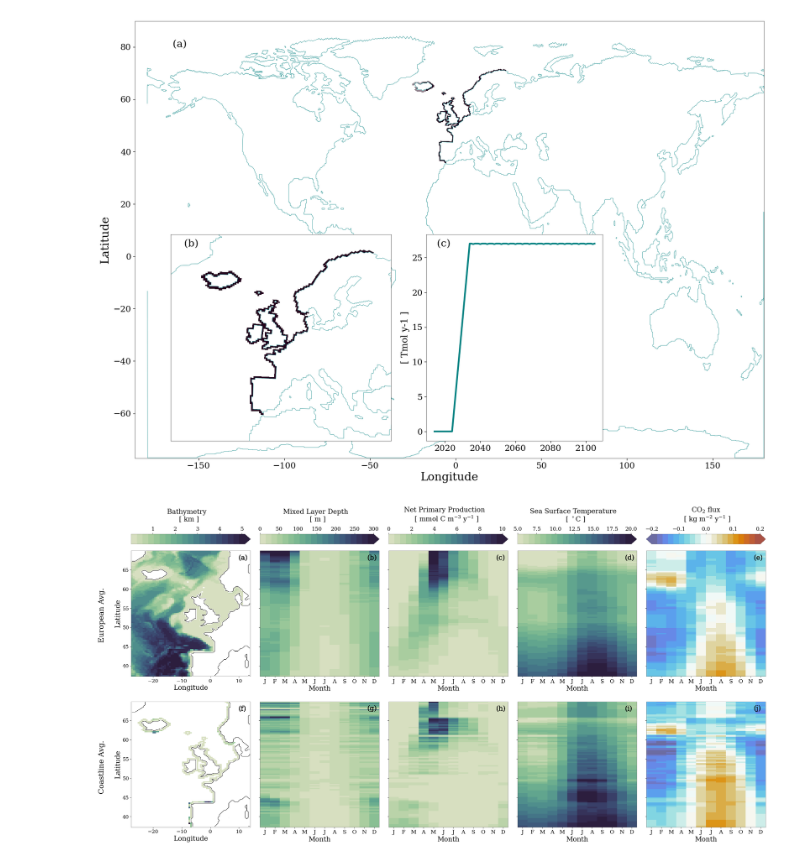
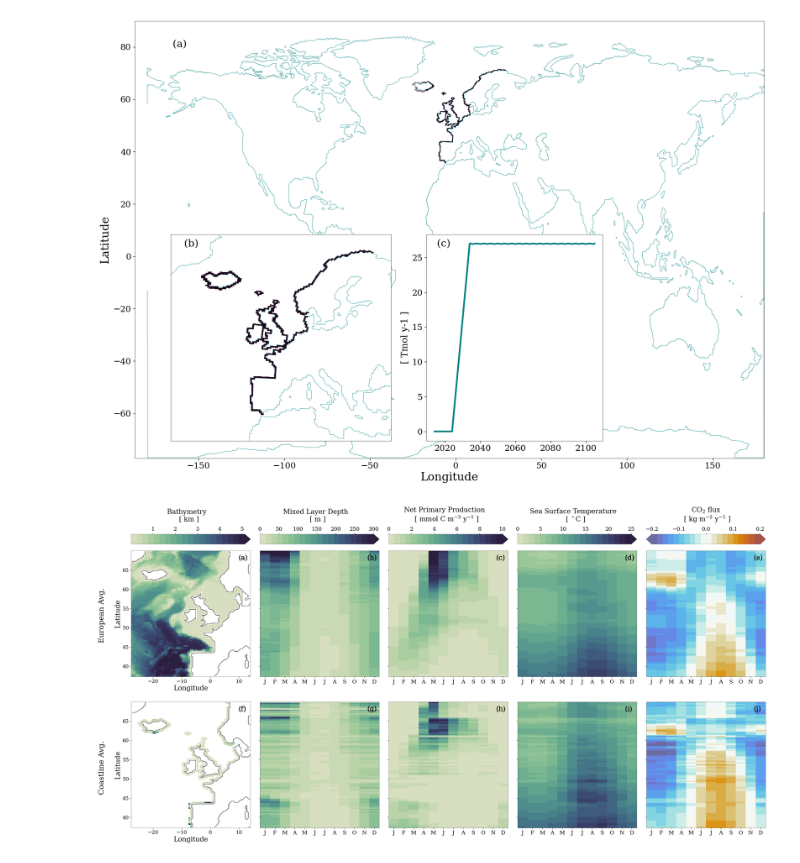
Before and after one commit to chiaraciscato/2026_ciscato_oae_seasonality, a Jupyter notebook: scripts/oae_addition_map.ipynb, the cells around one changed output. Drawn from its saved outputs; the diff is of its cells as text; code cells hidden in the pictures.

```diff
--- a/scripts/oae_addition_map.ipynb
+++ b/scripts/oae_addition_map.ipynb
@@ -4,7 +4,7 @@
 vars = {
     'mld':     {'var_name': 'somxl010'                           , 'vmin':0,'vmax':300,    'unit_chg': 'm', 'long': 'Mixed Layer Depth'},
     'npp':     {'var_name': 'bgc_diag_pp', 'conv_term':'31536000', 'vmin':0,'vmax':10,     'unit_chg': r'mmol C $\mathregular{m^{-3} \ y^{-1}}$', 'long':'Net Primary Production'},
-    'sst':     {'var_name': 'sosstsst'                           , 'vmin':5,'vmax':20,     'unit_chg': r'$^\circ$C', 'long': 'Sea Surface Temperature'},
+    'sst':     {'var_name': 'sosstsst'                           , 'vmin':0,'vmax':25,     'unit_chg': r'$^\circ$C', 'long': 'Sea Surface Temperature'},
     'co2flux': {'var_name': 'co2flux', 'conv_term':'31536000',     'vmin':-0.2,'vmax':0.2, 'unit_chg': r'kg $\mathregular{m^{-2} \ y^{-1}}$', 'long':'$\mathregular{CO_{2}}$ flux'},
 }
 # %%
@@ -49,7 +49,7 @@ def monthly_means(data, var):
     attrs = data[var].attrs
     data = data.sel(time_counter=slice('2090','2100'))
     data = seasonal_avg(data, var)
-    data[var] = data[var].transpose('y','month')
+    data[var] = data[var].T
 
     data[var].attrs = attrs
 
@@ -205,25 +205,27 @@ for j, (var_key, keys) in enumerate(vars.items()):
     vmin, vmax = keys['vmin'], keys['vmax']
 
     alk_mask = xr.open_dataset(data_path + '../alk_mask/alkalinity_mask_y2035.nc')['alk_flux']
+    mesh_mask = xr.open_dataset(data_path+'mesh_mask.nc').isel(z=0,t=0)
+
     dic = xr.open_dataset(data_path + f'/dic_baseline_126.nc')
     dic_original = dic.isel(deptht=0,time_counter=0)
     lat_dic, lon_dic = dic['nav_lat'].mean('x'), dic['nav_lon'].mean('y')
     dic = dic.assign_coords(y=lat_dic, x=lon_dic)
 
     polygon_boundaries = polygon(mesh_mask)
-    mesh_mask = mesh_mask['tmask'] * polygon_boundaries
+    mesh = mesh_mask['tmask'] * polygon_boundaries
 
     if var in ['sosstsst','bgc_diag_pp']:
-        grid_cell_area = grid_cell_area.sel(x=slice(519, 595), y=slice(329, 435))
-        mesh_mask = mesh_mask.sel(x=slice(519, 595), y=slice(329, 435))
+        grid_cell_sliced = grid_cell_ocean.sel(x=slice(519, 595), y=slice(329, 435))
+        mesh = mesh.sel(x=slice(519, 595), y=slice(329, 435))
         alk_mask = alk_mask.sel(x=slice(519, 595), y=slice(329, 435))
 
     else:
-        grid_cell_area = grid_cell_area.sel(x=slice(520, 595), y=slice(330, 435))
-        mesh_mask = mesh_mask.sel(x=slice(520, 595), y=slice(330, 435))
+        grid_cell_sliced = grid_cell_ocean.sel(x=slice(520, 595), y=slice(330, 435))
+        mesh = mesh.sel(x=slice(520, 595), y=slice(330, 435))
         alk_mask = alk_mask.sel(x=slice(520, 595), y=slice(330, 435))
 
-        mask_map = depth_mask(dic, 'DIC', 'deptht', mesh_mask)
+        mask_map = depth_mask(dic, 'DIC', 'deptht', mesh)
         alk_map = depth_mask(dic, 'DIC', 'deptht', alk_mask)
 
     ds_in = xr.open_dataset(data_path + f'/{var_key}_baseline_126.nc')
@@ -235,7 +237,7 @@ for j, (var_key, keys) in enumerate(vars.items()):
 
     ds_in[var] = ds_in[var] * conv_term
 
-    for i, (mask, map) in enumerate(zip([mesh_mask, alk_mask],[mask_map,alk_map])):
+    for i, (mask, map) in enumerate(zip([mesh, alk_mask],[mask_map,alk_map])):
 
         for ax, letter in zip(axes.flat, string.ascii_lowercase):
             ax.text(0.9, 0.93, f"({letter})", transform=ax.transAxes, fontsize=20, font=font_prop)
@@ -243,8 +245,7 @@ for j, (var_key, keys) in enumerate(vars.items()):
         ax_left = axes[i, 0]
         axes_right = axes[i, j+1]
 
-        ds_out = ((ds_in[var] * mask * grid_cell_area).sum('x')) / ((mask * grid_cell_area).sum('x'))
-
+        ds_out = ((ds_in[var] * grid_cell_sliced * mask).sum('x')) / ((grid_cell_sliced * mask).sum('x'))
         ds_out = ds_out.to_dataset(name=var)
         ds_out = monthly_means(ds_out, var)
 
@@ -260,7 +261,7 @@ for j, (var_key, keys) in enumerate(vars.items()):
         month_x_labels(axes_right)
 
         axes_right.set_ylabel("")
-        axes_right.set_xlabel("Month")
+        axes_right.set_xlabel("")
         axes_right.set_title("")
 
         ax_left.set_ylabel("Latitude")
@@ -273,31 +274,31 @@ for j, (var_key, keys) in enumerate(vars.items()):
 
 for j, (var_key, keys) in enumerate(vars.items()):
     col_axes = [axes[0, j+1], axes[1, j+1]]
     c = fig.colorbar(
         ims[j],
         ax=col_axes,
         aspect=12,
         pad=0.02,
         location="top",
         extend=extends[j]
     )
 
     c.set_label(f"{keys['long']} \n [ {keys['unit_chg']} ]", labelpad=16)
     c.outline.set_linewidth(0.25)
     c.ax.tick_params(labelsize=16)
 
 c_map = fig.colorbar(im_map, ax=[axes[0,0],axes[1,0]],
         aspect=12,
         pad=0.02,location='top', extend='max')
 
 c_map.set_label('Bathymetry \n [ km ]', labelpad=16)
 c_map.outline.set_linewidth(0.25)
 c_map.ax.tick_params(labelsize=16)
 
 row_titles = ['European Avg.', 'Coastline Avg.']
 for i, title in enumerate(row_titles):
     fig.text(0.085, 0.54 - i * 0.35,title, ha='left', rotation=90, fontsize=22)
 
 plt.savefig('/Users/chiaraciscato/Desktop/GEOMAR/2025_ciscato_oae_seasonality/out/figure_2_updated.png')
 # %% [output]
-[figure, old version]
+[figure, new version]
```
Also changed, not shown: 11 other files.
